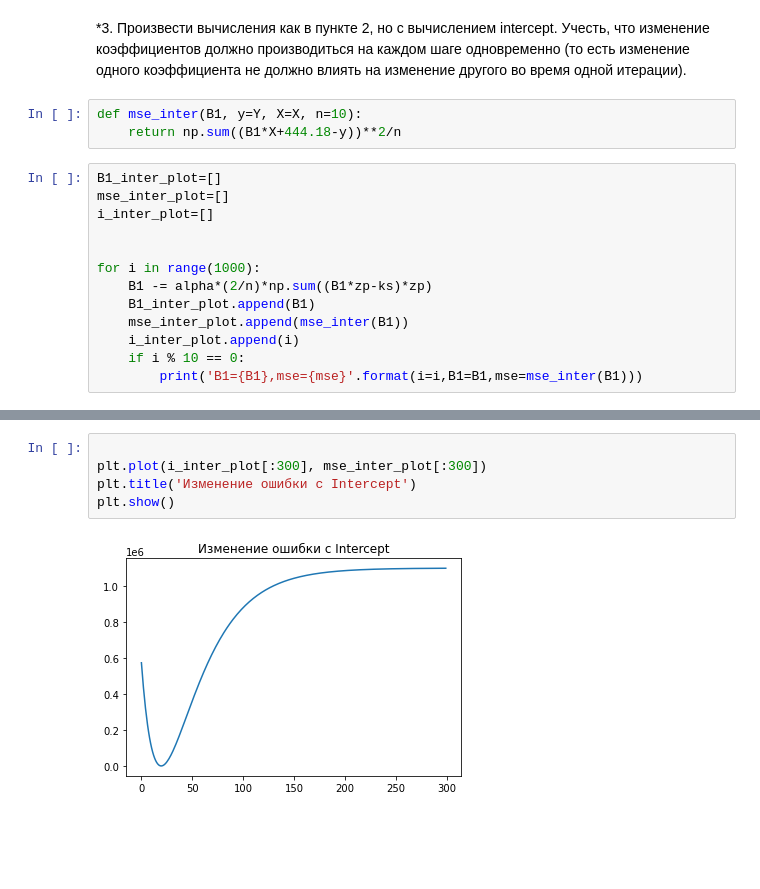
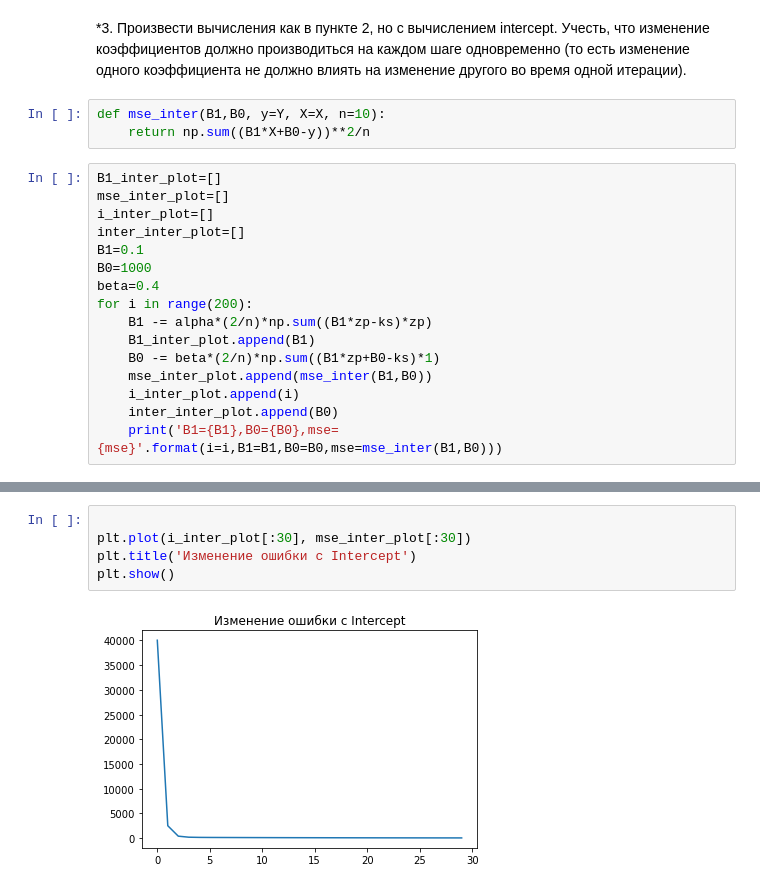
Before and after one commit to LenaChuh/matstat, a Jupyter notebook: lesson7.ipynb, the cells around one changed output, grey strips where cells are left out. Cells and saved outputs as stored; diff of their text form; blank space fills up the shorter version.

```diff
--- a/lesson7.ipynb
+++ b/lesson7.ipynb
@@ -159,19 +159,22 @@ plt.show()
     производиться на каждом шаге одновременно
     (то есть изменение одного коэффициента не должно влиять на изменение другого во время одной итерации).
 # %%
-def mse_inter(B1, y=Y, X=X, n=10):
-    return np.sum((B1*X+444.18-y))**2/n
+def mse_inter(B1,B0, y=Y, X=X, n=10):
+    return np.sum((B1*X+B0-y))**2/n
 # %%
 B1_inter_plot=[]
 mse_inter_plot=[]
 i_inter_plot=[]
-
-
-for i in range(1000):
+inter_inter_plot=[]
+B1=0.1
+B0=1000
+beta=0.4
+for i in range(200):
     B1 -= alpha*(2/n)*np.sum((B1*zp-ks)*zp)
     B1_inter_plot.append(B1)
-    mse_inter_plot.append(mse_inter(B1))
+    B0 -= beta*(2/n)*np.sum((B1*zp+B0-ks)*1)
+    mse_inter_plot.append(mse_inter(B1,B0))
     i_inter_plot.append(i)
-    if i % 10 == 0:
-        print('B1={B1},mse={mse}'.format(i=i,B1=B1,mse=mse_inter(B1)))
+    inter_inter_plot.append(B0)
+    print('B1={B1},B0={B0},mse={mse}'.format(i=i,B1=B1,B0=B0,mse=mse_inter(B1,B0)))
 # %% [output]
@@ -215,7 +211,7 @@ mse_inter_plot
 # %%
 
-plt.plot(i_inter_plot[:300], mse_inter_plot[:300])
+plt.plot(i_inter_plot[:30], mse_inter_plot[:30])
 plt.title('Изменение ошибки с Intercept')
 plt.show()
 # %% [output]
-[figure, old version]
+[figure, new version]
```
Also changed, not shown: parts of 4 cells of this notebook.
